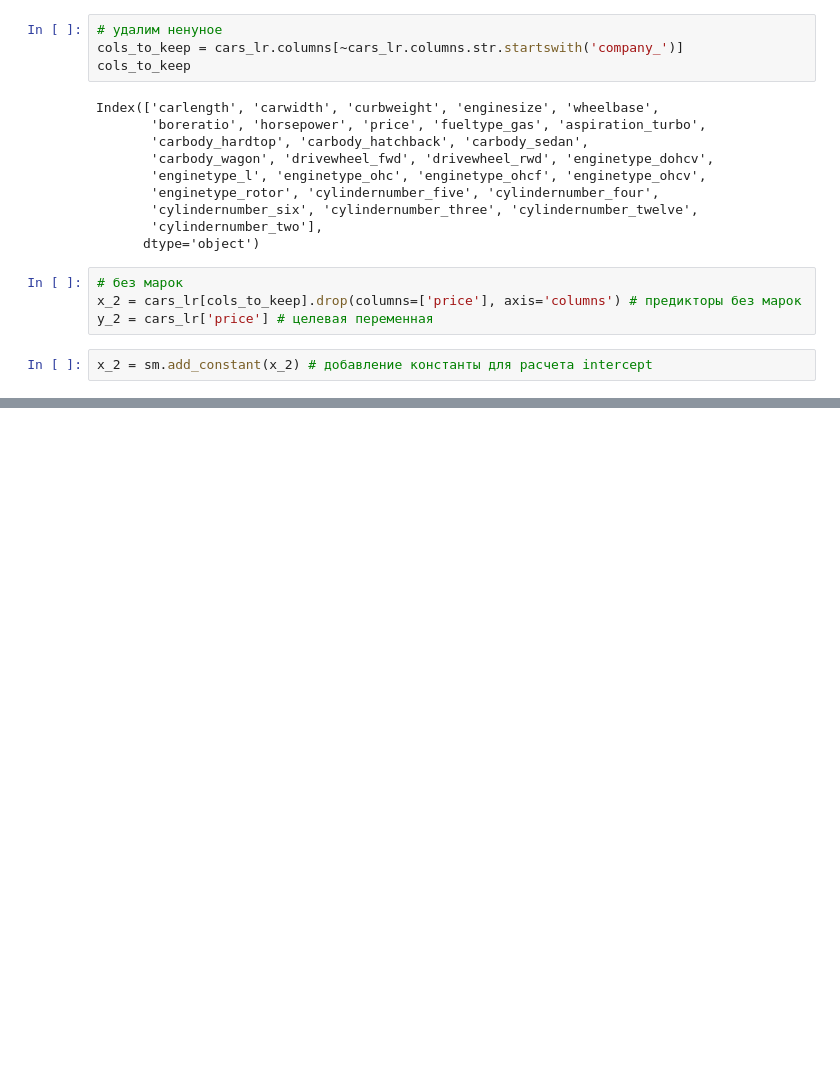
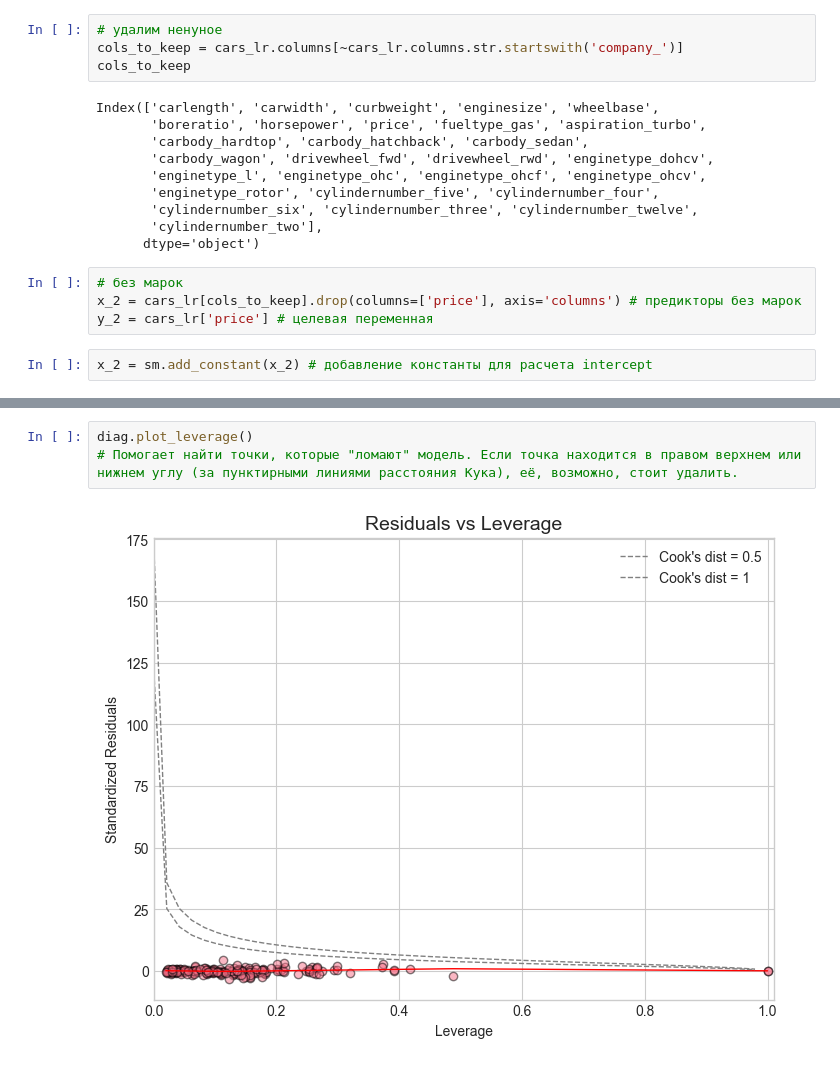
Before and after one commit to Praldmur/Simulation, a Jupyter notebook: 6_mod/7.ipynb, the cells around one changed output, grey strips where cells are left out. Saved outputs shown, nothing was run; the diff lists cells and outputs as text; blank space fills up the shorter version.

```diff
--- a/6_mod/7.ipynb
+++ b/6_mod/7.ipynb
@@ -354,0 +575,5 @@ strong multicollinearity problems or that the design matrix is singular.
+# %%
+diag.plot_leverage()
+# Помогает найти точки, которые "ломают" модель. Если точка находится в правом верхнем или нижнем углу (за пунктирными линиями расстояния Кука), её, возможно, стоит удалить.
+# %% [output]
+[figure, added]
```
Also changed, not shown: parts of 28 cells of this notebook.
